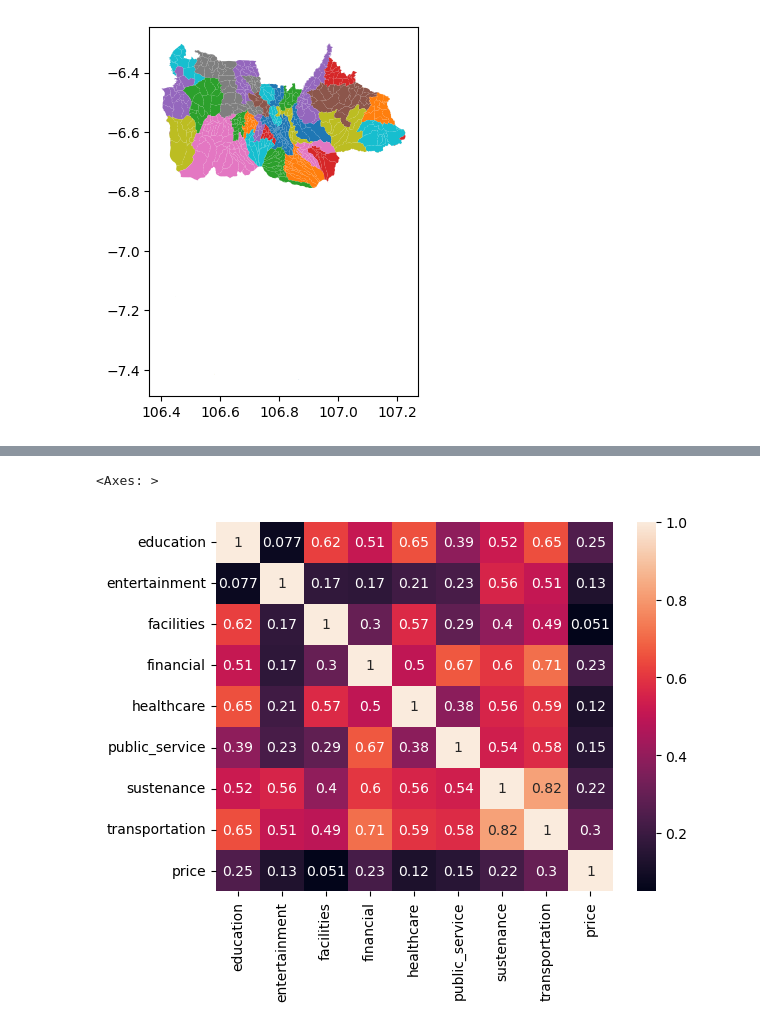
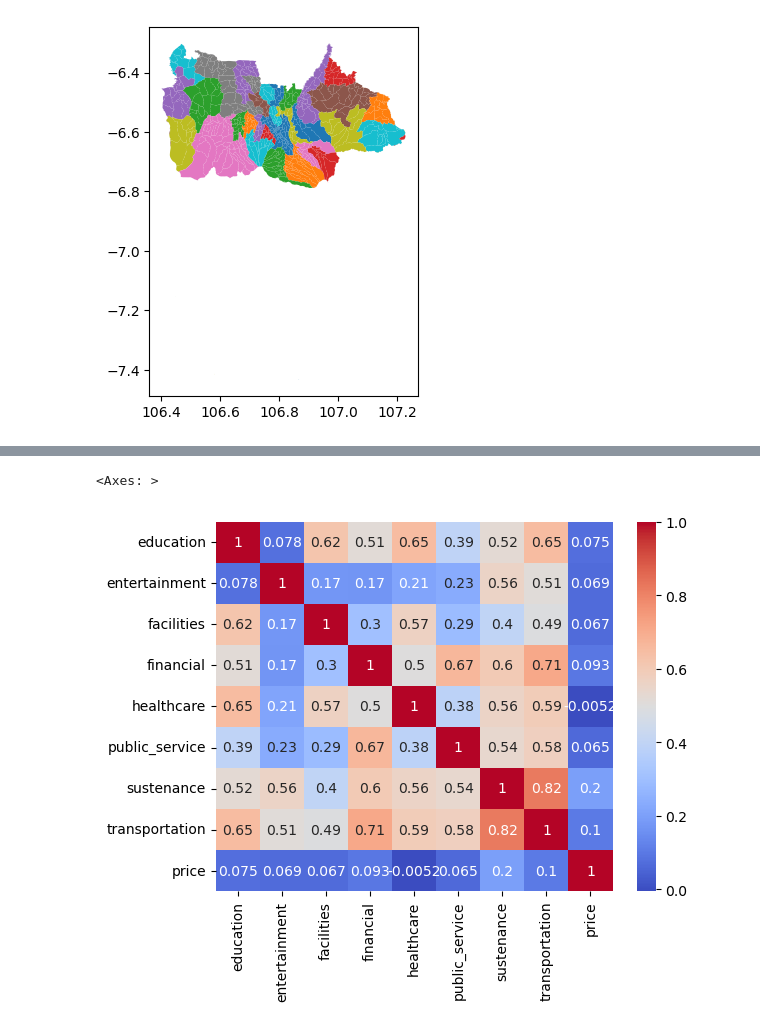
Before and after one commit to fahminlb33/bogor-house-price, a Jupyter notebook: notebooks/eda_spatial.ipynb, the cells around one changed output, grey strips where cells are left out. Saved outputs shown, nothing was run; the diff lists cells and outputs as text; code cells hidden in the pictures.

```diff
--- a/notebooks/eda_spatial.ipynb
+++ b/notebooks/eda_spatial.ipynb
@@ -73,0 +118,3 @@ df_bogor.plot(column="WADMKC")
+# %%
+df_houses = pd.read_parquet("../dataset/curated/marts_llm_houses.parquet", columns=["city", "district", "price"])
+df_houses.head()
@@ -75,8 +133,8 @@ df_bogor.plot(column="WADMKC")
 # https://epsg.io/23839
 # DGN95 / Indonesia TM-3 zone 51.1
 
-df_intersect = gpd.sjoin_nearest(df_bogor.to_crs("EPSG:23839"), df_overpass.to_crs("EPSG:23839"), distance_col="distance").drop(columns=["index_right"])
-df_places = pd.DataFrame(df_intersect.drop(columns=["geometry", "SHAPE_Leng", "SHAPE_Area"]))
+df_places = gpd.sjoin_nearest(df_bogor.to_crs(CRS_GEODESIC), df_overpass.to_crs(CRS_GEODESIC), distance_col="distance").drop(columns=["index_right"])
+df_places = pd.DataFrame(df_places.drop(columns=["geometry", "SHAPE_Leng", "SHAPE_Area"]))
 
 df_places.head()
 # %% [output]
@@ -143,8 +149,7 @@ place_norm = {
 # %%
-df_houses = pd.read_parquet("../dataset/etl/L2.regression_inliers.parquet")
-df_houses["place"] = df_houses["district"].replace(place_norm)
 # df_houses["place"] = df_houses["district"]
-df_houses["price"] = np.log(df_houses["price"])
+df_houses["place"] = df_houses["district"].replace(PLACE_NORM)
+
 avg_house_prices = df_houses.groupby("place")["price"].mean()
 avg_house_prices.head()
 # %% [output]
@@ -157,11 +162,12 @@ Babakanpasar     7.675284
 Name: price, dtype: float64
 # %%
+# join dataset
 df_amenities = pd.concat([
     # df_places.pivot_table(index="WADMKC", columns="category", values="id", aggfunc="count", fill_value=0).reset_index().rename(columns={"WADMKC": "place"}),
     df_places.pivot_table(index="NAMOBJ", columns="category", values="id", aggfunc="count", fill_value=0).reset_index().rename(columns={"NAMOBJ": "place"}),
 ])
 
-df_amenities["place"] = df_amenities["place"].replace(place_norm)
+df_amenities["place"] = df_amenities["place"].replace(PLACE_NORM)
 df_amenities.head()
 # %% [output]
 | category | place | education | entertainment | facilities | financial | healthcare | public_service | sustenance | ... |
@@ -183,5 +189,5 @@ df_summary.sort_values("price", ascending=False).head().style.background_gradien
 # %%
-sns.heatmap(df_summary.corr(numeric_only=True), annot=True)
+sns.heatmap(df_summary.corr(numeric_only=True), annot=True, cmap="coolwarm")
 # %% [output]
 <Axes: >
-[figure, old version]
+[figure, new version]
```
Also changed, not shown: parts of 23 cells of this notebook, 8 other files.
